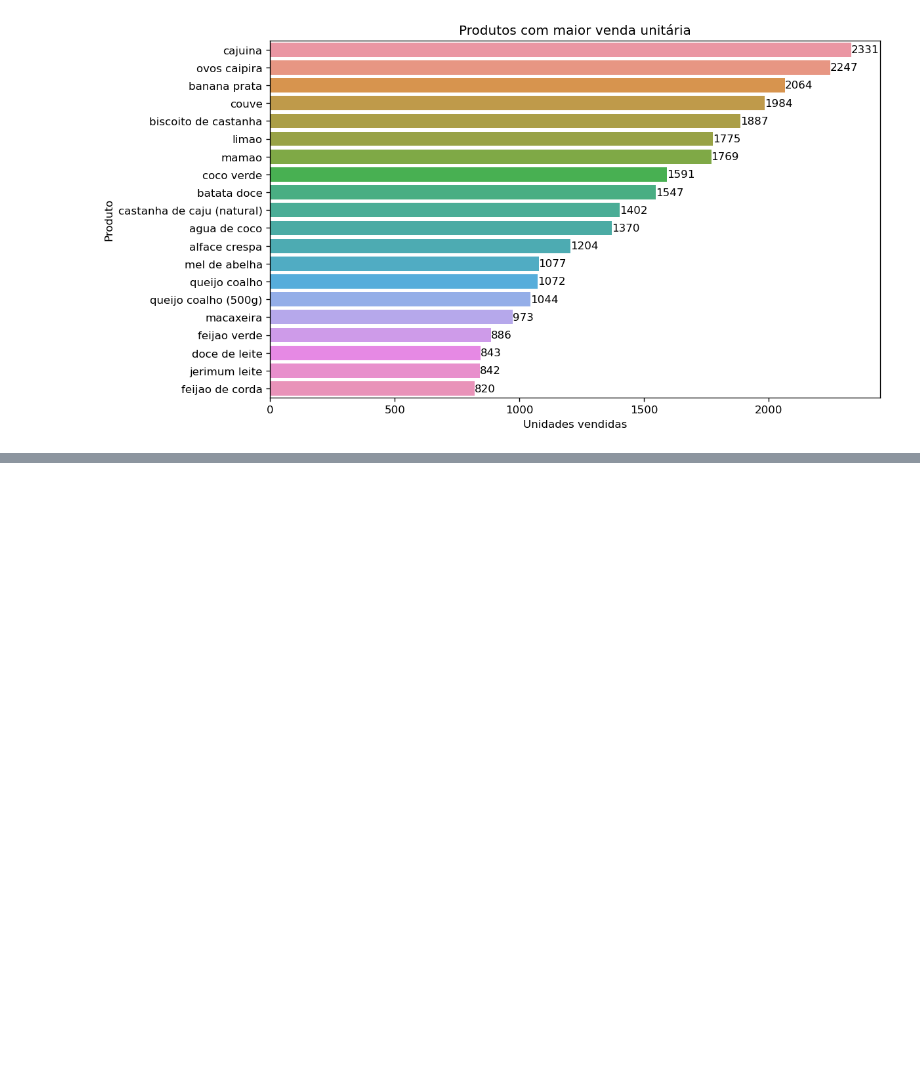
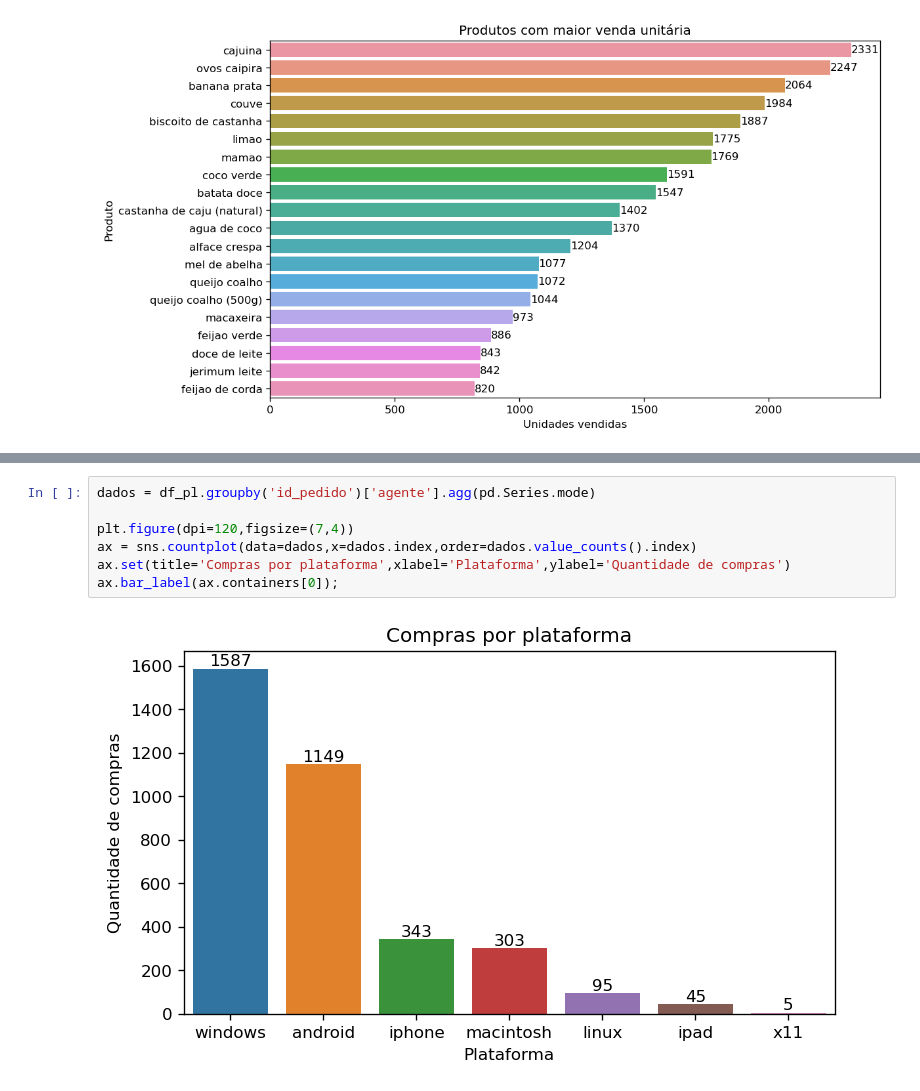
Before and after one commit to lgalicki/tcc-pos-ciecia-de-dados-pucmg, a Jupyter notebook: 2 - Análise e Exploração dos Dados.ipynb, the cells around one changed output, grey strips where cells are left out. Saved outputs shown, nothing was run; the diff lists cells and outputs as text; blank space fills up the shorter version.

```diff
--- a/2 - Análise e Exploração dos Dados.ipynb
+++ b/2 - Análise e Exploração dos Dados.ipynb
@@ -79,0 +83,9 @@ ax.bar_label(ax.containers[0]);
+# %%
+dados = df_pl.groupby('id_pedido')['agente'].agg(pd.Series.mode)
+
+plt.figure(dpi=120,figsize=(7,4))
+ax = sns.countplot(data=dados,x=dados.index,order=dados.value_counts().index)
+ax.set(title='Compras por plataforma',xlabel='Plataforma',ylabel='Quantidade de compras')
+ax.bar_label(ax.containers[0]);
+# %% [output]
+[figure, added]
```
Also changed, not shown: parts of 16 cells of this notebook.
